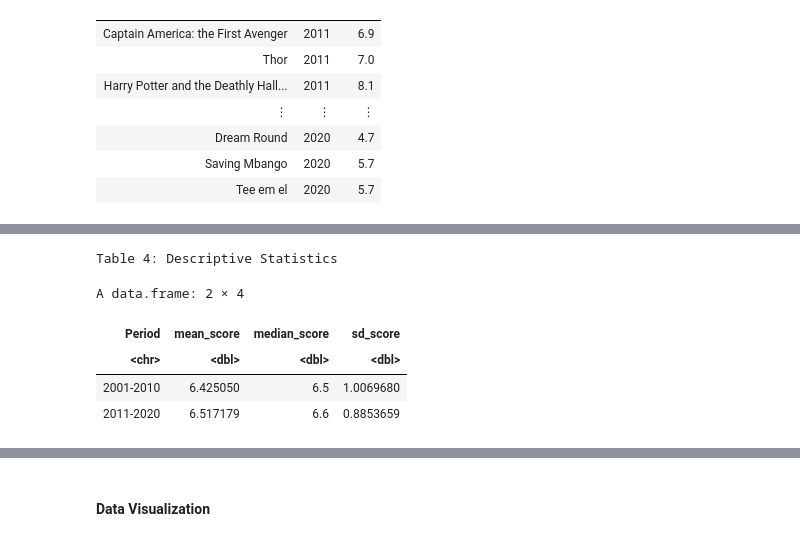
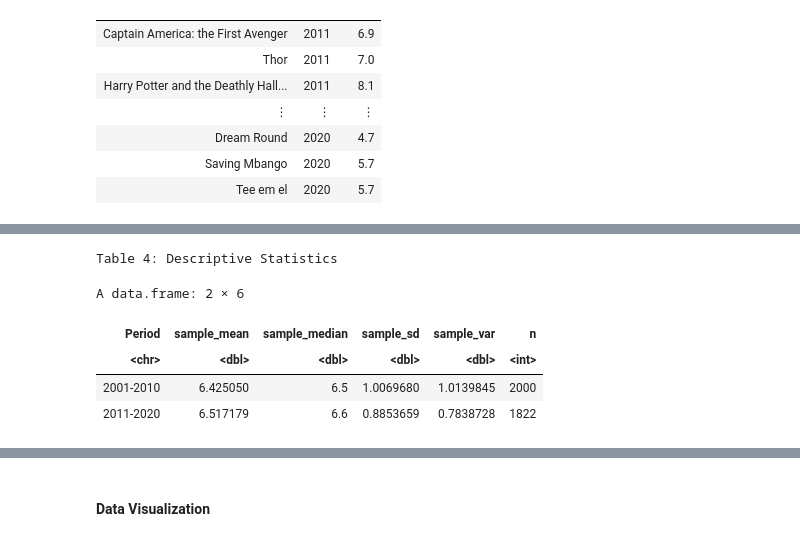
Before and after one commit to jessieshengyj/stat201, a Jupyter notebook: Proposal.ipynb, the cells around one changed output, grey strips where cells are left out. Saved outputs shown, nothing was run; the diff lists cells and outputs as text; code cells hidden in the pictures.

```diff
--- a/Proposal.ipynb
+++ b/Proposal.ipynb
@@ -127,26 +131,31 @@ The output is a clear and concise table of descriptive statistics for our two ti
 # %%
 # Compute parameters
 summary_2001_2010 <- data_2001_2010 %>%
-  summarise(mean_score = mean(score, na.rm = TRUE),
-            median_score = median(score, na.rm = TRUE),
-            sd_score = sd(score, na.rm = TRUE))
+  summarise(sample_mean = mean(score, na.rm = TRUE),
+            sample_median = median(score, na.rm = TRUE),
+            sample_sd = sd(score, na.rm = TRUE),
+            sample_var = var(score, na.rm = TRUE),
+            n = n())
 
 summary_2011_2020 <- data_2011_2020 %>%
-  summarise(mean_score = mean(score, na.rm = TRUE),
-            median_score = median(score, na.rm = TRUE),
-            sd_score = sd(score, na.rm = TRUE))
+  summarise(sample_mean = mean(score, na.rm = TRUE),
+            sample_median = median(score, na.rm = TRUE),
+            sample_sd = sd(score, na.rm = TRUE),
+            sample_var = var(score, na.rm = TRUE),
+            n = n())
 
 # Combine both summaries into one data frame
+# Reference: https://www.digitalocean.com/community/tutorials/rbind-function-r
 parameters <- rbind(cbind(Period = "2001-2010", summary_2001_2010),
                     cbind(Period = "2011-2020", summary_2011_2020))
 
 cat("Table 4: Descriptive Statistics")
 parameters
 # %% [output]
 Table 4: Descriptive Statistics
-A data.frame: 2 × 4
+A data.frame: 2 × 6
-| Period | mean_score | median_score | sd_score |
-| <chr> | <dbl> | <dbl> | <dbl> |
-| 2001-2010 | 6.425050 | 6.5 | 1.0069680 |
-| 2011-2020 | 6.517179 | 6.6 | 0.8853659 |
+| Period | sample_mean | sample_median | sample_sd | sample_var | n |
+| <chr> | <dbl> | <dbl> | <dbl> | <dbl> | <int> |
+| 2001-2010 | 6.425050 | 6.5 | 1.0069680 | 1.0139845 | 2000 |
+| 2011-2020 | 6.517179 | 6.6 | 0.8853659 | 0.7838728 | 1822 |
 # %% [markdown]
```
Also changed, not shown: parts of 20 cells of this notebook.
